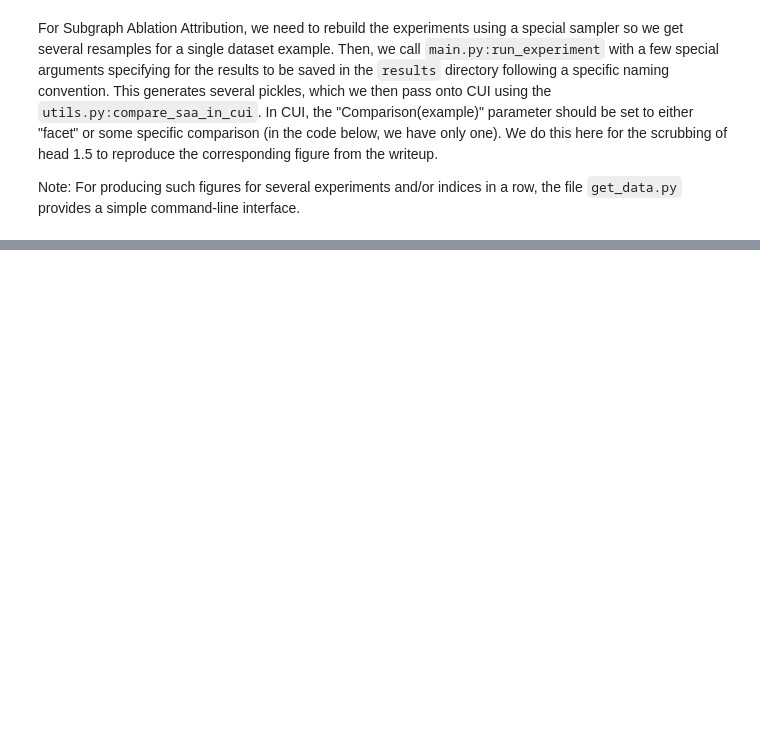
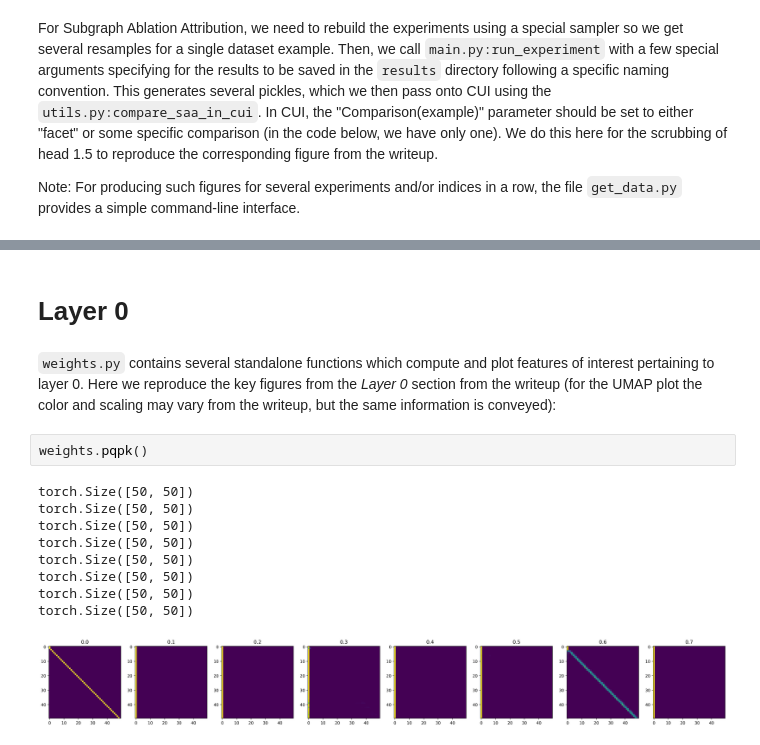
Before and after one commit to aryamanarora/induction, a Jupyter notebook: results.ipynb, the cells around one changed output, grey strips where cells are left out. Drawn from its saved outputs; the diff is of its cells as text; blank space fills up the shorter version.

```diff
--- a/results.ipynb
+++ b/results.ipynb
@@ -108,0 +188,16 @@ compare_attns_in_cui(["unscrubbed"])
+# %% [markdown]
+# Layer 0
+# %% [markdown]
+`weights.py` contains several standalone functions which compute and plot features of interest pertaining to layer 0. Here we reproduce the key figures from the <i>Layer 0</i> section from the writeup (for the UMAP plot the color and scaling may vary from the writeup, but the same information is conveyed):
+# %%
+weights.pqpk()
+# %% [output]
+torch.Size([50, 50])
+torch.Size([50, 50])
+torch.Size([50, 50])
+torch.Size([50, 50])
+torch.Size([50, 50])
+torch.Size([50, 50])
+torch.Size([50, 50])
+torch.Size([50, 50])
+[figure, added]
```
Also changed, not shown: parts of 17 cells of this notebook, 2 other files.
